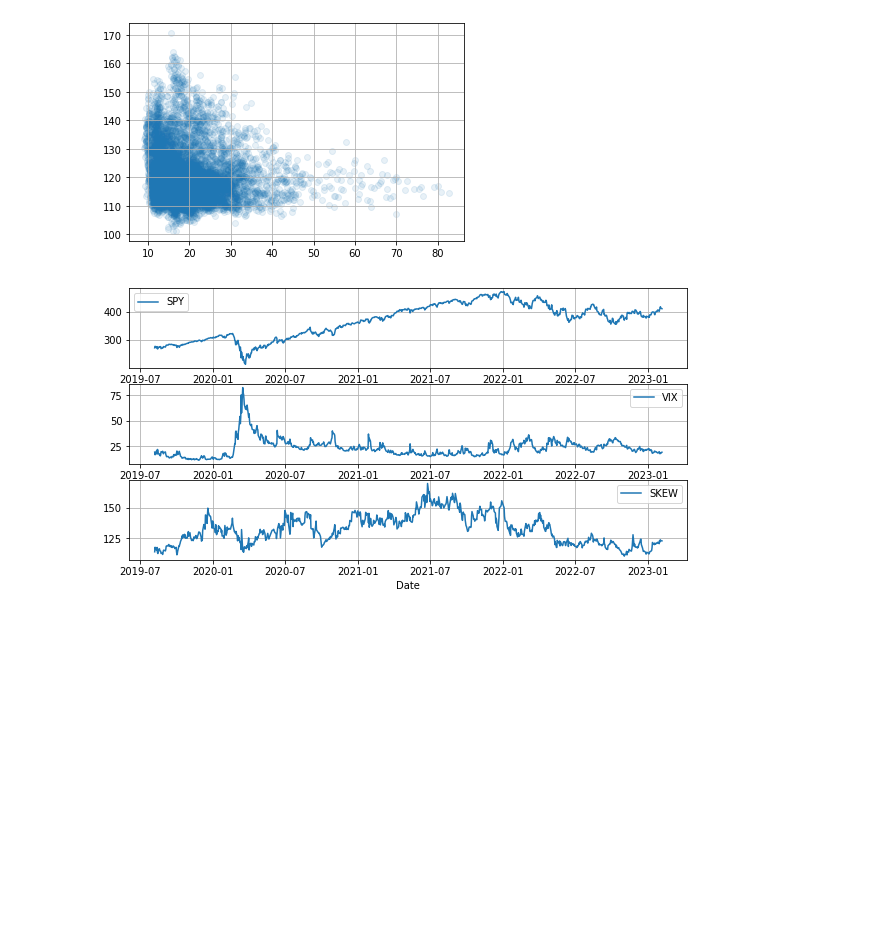
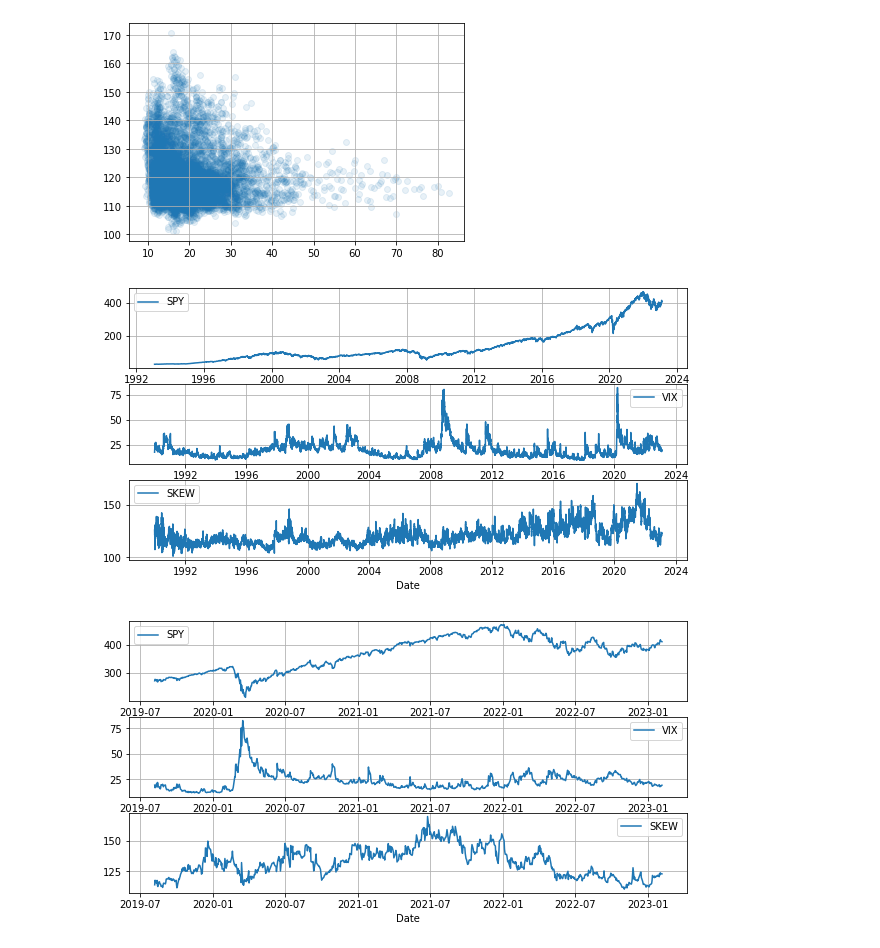
Before and after one commit to pangyuteng/public-misc, a Jupyter notebook: finance/basics/skew-vix.ipynb, the cells around one changed output. Cells and saved outputs as stored; diff of their text form; code cells hidden in the pictures; blank space fills up the shorter version.

```diff
--- a/finance/basics/skew-vix.ipynb
+++ b/finance/basics/skew-vix.ipynb
@@ -29,6 +29,23 @@ plt.scatter(df.VIX,df.SKEW,alpha=0.1)
 plt.grid(True)
 # %% [output]
 [figure]
+# %%
+plt.figure(figsize=(10,5))
+idx = 0
+plt.subplot(311)
+df.iloc[idx:]['SPY'].plot()
+plt.legend()
+plt.grid(True)
+plt.subplot(312)
+df.iloc[idx:]['VIX'].plot()
+plt.legend()
+plt.grid(True)
+plt.subplot(313)
+df.iloc[idx:]['SKEW'].plot()
+plt.legend()
+plt.grid(True)
+# %% [output]
+[figure, added]
 # %%
 plt.figure(figsize=(10,5))
 idx = int(-252*3.5)
```
